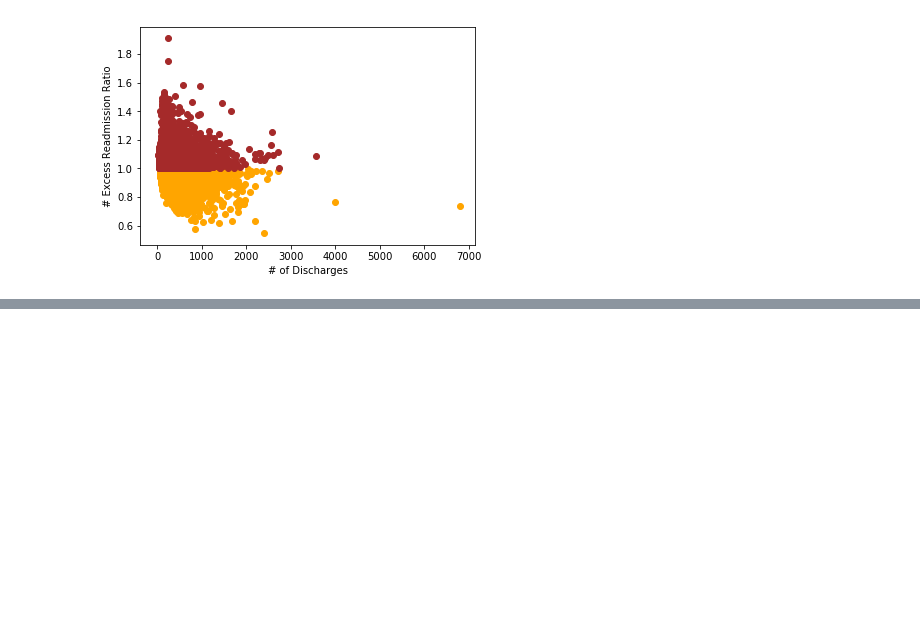
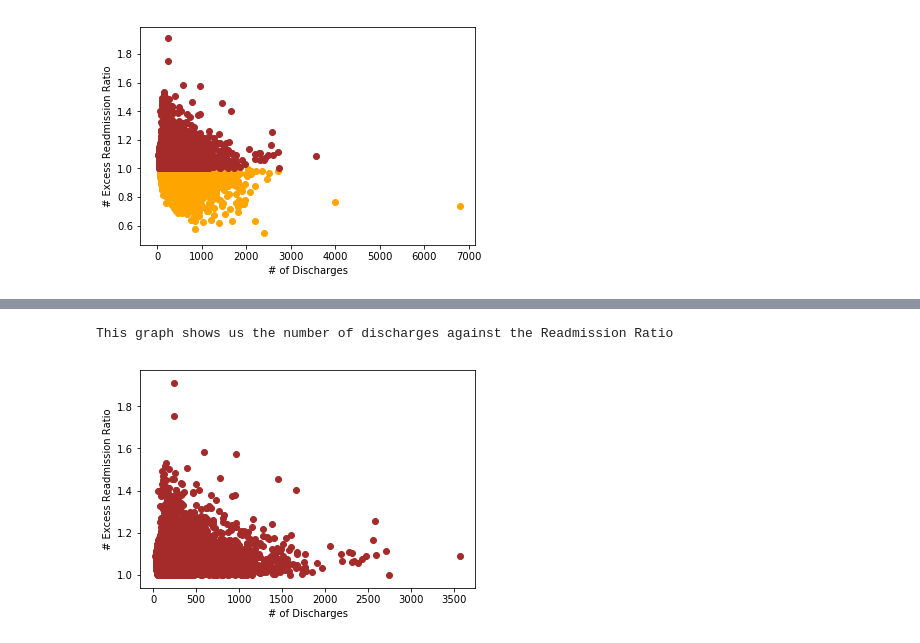
Before and after one commit to AlfredMtz/Springboard, a Jupyter notebook: Infer_stats_ mini_projects/sliderule_dsi_inferential_statistics_exercise_3-Alfredo.ipynb, the cells around one changed output, grey strips where cells are left out. Saved outputs shown, nothing was run; the diff lists cells and outputs as text; code cells hidden in the pictures; blank space fills up the shorter version.

```diff
--- a/Infer_stats_ mini_projects/sliderule_dsi_inferential_statistics_exercise_3-Alfredo.ipynb
+++ b/Infer_stats_ mini_projects/sliderule_dsi_inferential_statistics_exercise_3-Alfredo.ipynb
@@ -251,0 +300,9 @@ This graph shows us the number of discharges against the Readmission Ratio
+# %%
+plt.scatter(hosp_greater_1['Number of Discharges'], hosp_greater_1['Excess Readmission Ratio'], color='brown')
+
+plt.xlabel('# of Discharges')
+plt.ylabel('# Excess Readmission Ratio')
+print('This graph shows us the number of discharges against the Readmission Ratio')
+# %% [output]
+This graph shows us the number of discharges against the Readmission Ratio
+[figure, added]
```
Also changed, not shown: parts of 29 cells of this notebook.
